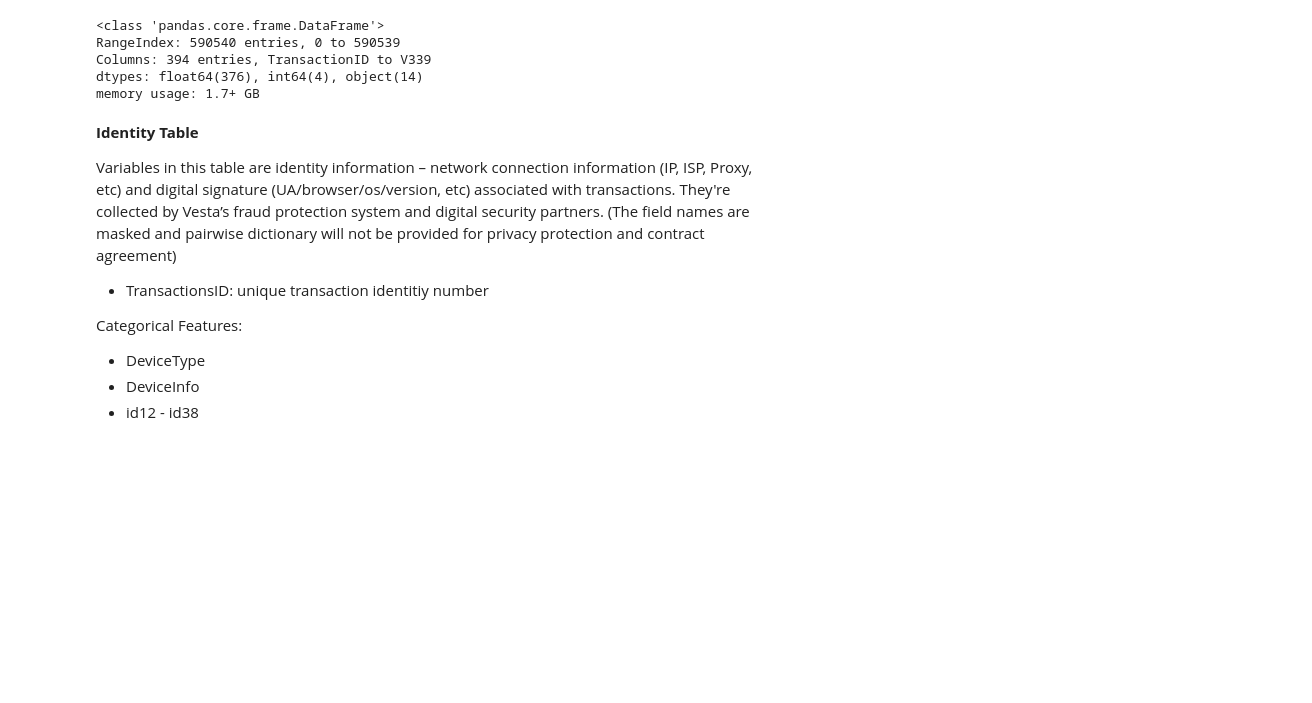
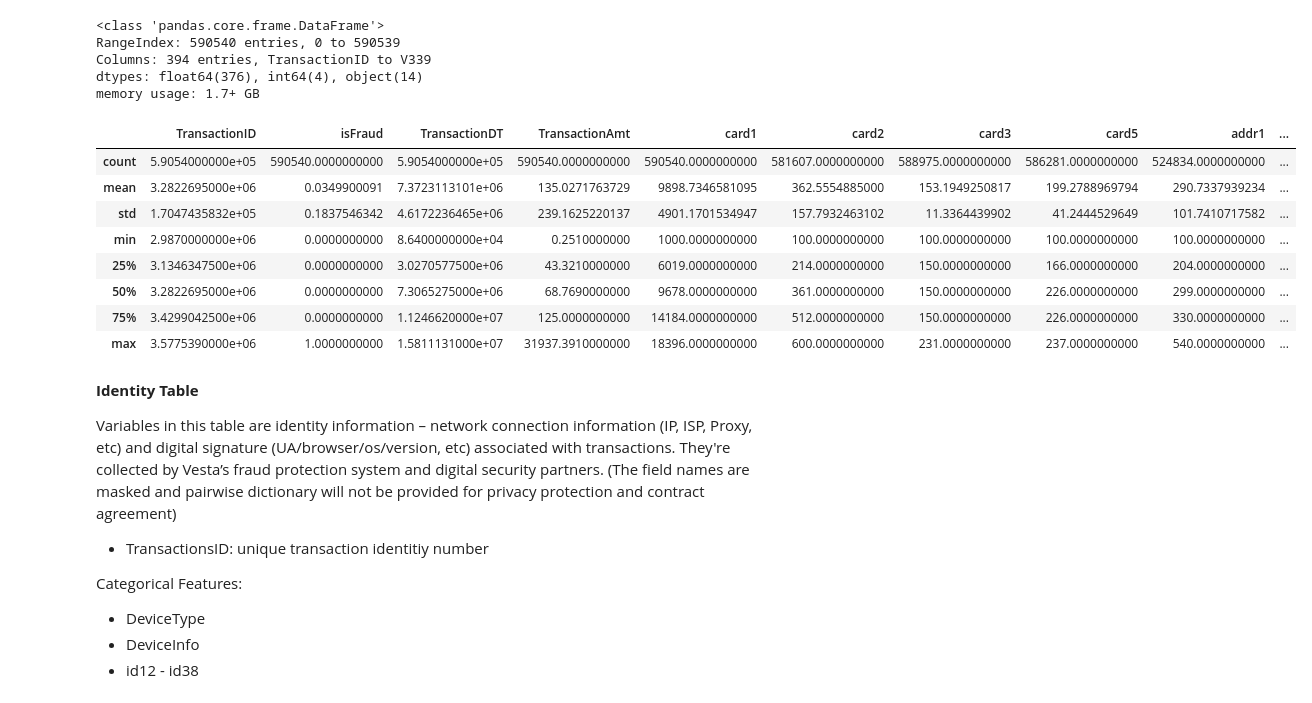
Before and after one commit to fadheladlansyah/Fraud_Detection, a Jupyter notebook: eda+feature_eng.ipynb, the cells around one changed output. Cells and saved outputs as stored; diff of their text form; code cells hidden in the pictures; blank space fills up the shorter version.

```diff
--- a/eda+feature_eng.ipynb
+++ b/eda+feature_eng.ipynb
@@ -100,6 +102,18 @@ RangeIndex: 590540 entries, 0 to 590539
 Columns: 394 entries, TransactionID to V339
 dtypes: float64(376), int64(4), object(14)
 memory usage: 1.7+ GB
+# %%
+transactions.describe()
+# %% [output]
+|  | TransactionID | isFraud | TransactionDT | TransactionAmt | card1 | card2 | card3 | card5 | addr1 | ... |
+| count | 5.9054000000e+05 | 590540.0000000000 | 5.9054000000e+05 | 590540.0000000000 | 590540.0000000000 | 581607.0000000000 | 588975.0000000000 | 586281.0000000000 | 524834.0000000000 | ... |
+| mean | 3.2822695000e+06 | 0.0349900091 | 7.3723113101e+06 | 135.0271763729 | 9898.7346581095 | 362.5554885000 | 153.1949250817 | 199.2788969794 | 290.7337939234 | ... |
+| std | 1.7047435832e+05 | 0.1837546342 | 4.6172236465e+06 | 239.1625220137 | 4901.1701534947 | 157.7932463102 | 11.3364439902 | 41.2444529649 | 101.7410717582 | ... |
+| min | 2.9870000000e+06 | 0.0000000000 | 8.6400000000e+04 | 0.2510000000 | 1000.0000000000 | 100.0000000000 | 100.0000000000 | 100.0000000000 | 100.0000000000 | ... |
+| 25% | 3.1346347500e+06 | 0.0000000000 | 3.0270577500e+06 | 43.3210000000 | 6019.0000000000 | 214.0000000000 | 150.0000000000 | 166.0000000000 | 204.0000000000 | ... |
+| 50% | 3.2822695000e+06 | 0.0000000000 | 7.3065275000e+06 | 68.7690000000 | 9678.0000000000 | 361.0000000000 | 150.0000000000 | 226.0000000000 | 299.0000000000 | ... |
+| 75% | 3.4299042500e+06 | 0.0000000000 | 1.1246620000e+07 | 125.0000000000 | 14184.0000000000 | 512.0000000000 | 150.0000000000 | 226.0000000000 | 330.0000000000 | ... |
+| max | 3.5775390000e+06 | 1.0000000000 | 1.5811131000e+07 | 31937.3910000000 | 18396.0000000000 | 600.0000000000 | 231.0000000000 | 237.0000000000 | 540.0000000000 | ... |
 # %% [markdown]
 __Identity Table__
 
```
Also changed, not shown: parts of 29 cells of this notebook, 15 other files.
